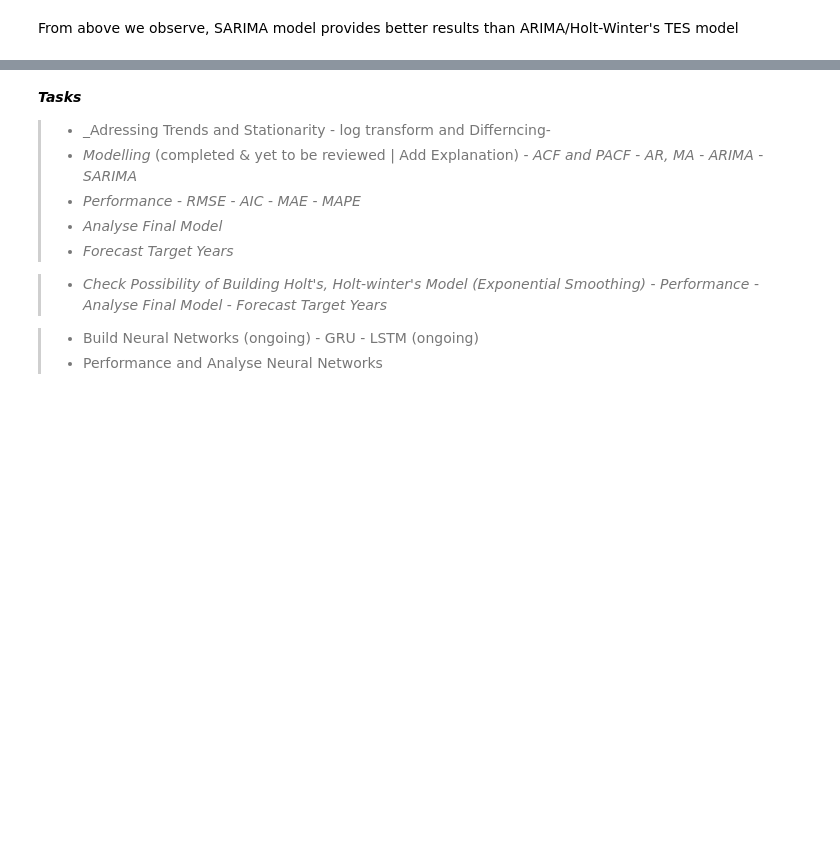
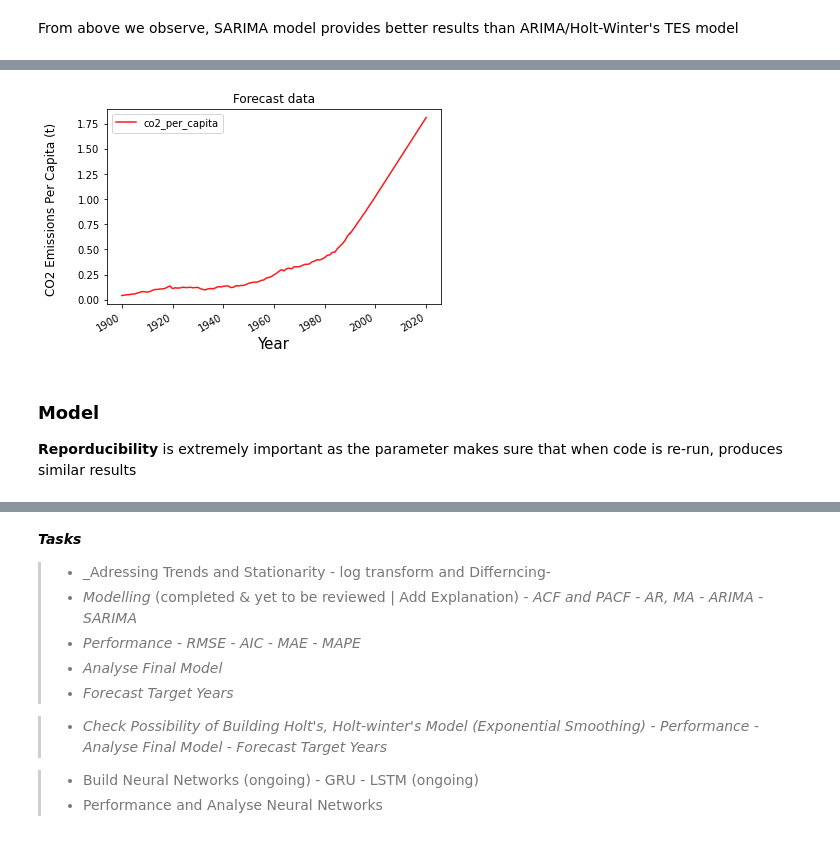
Before and after one commit to ganeshXb/Carbon-Emissions-Ecological-Footprint-Research, a Jupyter notebook: Notebooks/CO2-Emissions-TimeSeries-Forecasting.ipynb, the cells around one changed output, grey strips where cells are left out. Drawn from its saved outputs; the diff is of its cells as text; code cells hidden in the pictures; blank space fills up the shorter version.

```diff
--- a/Notebooks/CO2-Emissions-TimeSeries-Forecasting.ipynb
+++ b/Notebooks/CO2-Emissions-TimeSeries-Forecasting.ipynb
@@ -1520,0 +1540,6 @@ From above we observe, SARIMA model provides better results than ARIMA/Holt-Wint
+# %%
+emissions_forecast = pd.DataFrame(pred_sdynamic.predicted_mean)
+emissions_original = df_India['1990-01-01':]
+
+emissions_forecast.rename(columns={'predicted_mean': 'co2_per_capita'}, inplace = True)
+emissions_forecast
@@ -1520,0 +1564,4 @@ From above we observe, SARIMA model provides better results than ARIMA/Holt-Wint
+# %%
+df_lstm = df_India[:'1990-01-01']
+frames= [df_lstm,emissions_forecast]
+df_lstm = pd.concat(frames)
@@ -1520,0 +1582,14 @@ From above we observe, SARIMA model provides better results than ARIMA/Holt-Wint
+# %%
+ax = df_lstm.plot( label='forecast co2 emissions', color='red', alpha=0.9, legend = True)
+ax.set_xlabel('Year', size=15)
+ax.set_ylabel('CO2 Emissions Per Capita (t) \n', size=12)
+ax.set_title('Forecast data', size=12)
+
+plt.legend()
+plt.show()
+# %% [output]
+[figure, added]
+# %% [markdown]
+### Model
+
+**Reporducibility** is extremely important as the parameter makes sure that when code is re-run, produces similar results
```
Also changed, not shown: parts of 26 cells of this notebook, 4 other files.
